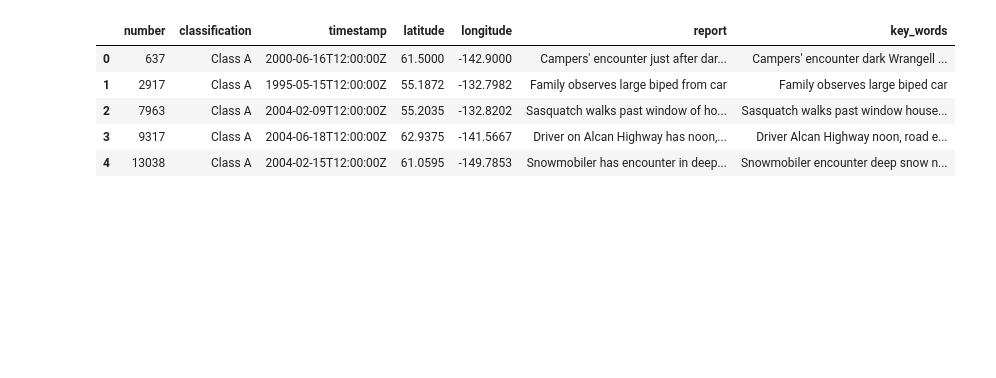
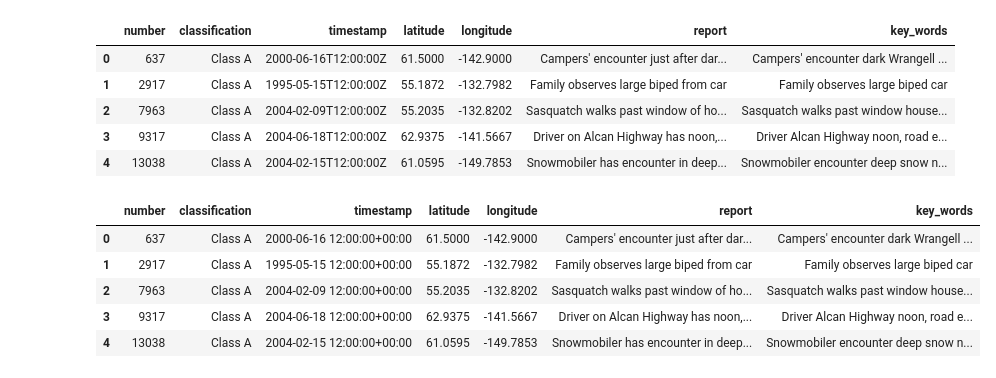
Before and after one commit to mmdemars/bigfoot_migration, a Jupyter notebook: scrubbing_sasquatch.ipynb, the cells around one changed output. Cells and saved outputs as stored; diff of their text form; code cells hidden in the pictures; blank space fills up the shorter version.

```diff
--- a/scrubbing_sasquatch.ipynb
+++ b/scrubbing_sasquatch.ipynb
@@ -112,6 +109,18 @@ bigfoot_df.head()
 | 2 | 7963 | Class A | 2004-02-09T12:00:00Z | 55.2035 | -132.8202 | Sasquatch walks past window of ho... | Sasquatch walks past window house... |
 | 3 | 9317 | Class A | 2004-06-18T12:00:00Z | 62.9375 | -141.5667 | Driver on Alcan Highway has noon,... | Driver Alcan Highway noon, road e... |
 | 4 | 13038 | Class A | 2004-02-15T12:00:00Z | 61.0595 | -149.7853 | Snowmobiler has encounter in deep... | Snowmobiler encounter deep snow n... |
+# %%
+import datetime
+
+bigfoot_df['timestamp'] = pd.to_datetime(bigfoot_df['timestamp'])
+bigfoot_df.head()
+# %% [output]
+|  | number | classification | timestamp | latitude | longitude | report | key_words |
+| 0 | 637 | Class A | 2000-06-16 12:00:00+00:00 | 61.5000 | -142.9000 | Campers' encounter just after dar... | Campers' encounter dark Wrangell ... |
+| 1 | 2917 | Class A | 1995-05-15 12:00:00+00:00 | 55.1872 | -132.7982 | Family observes large biped from car | Family observes large biped car |
+| 2 | 7963 | Class A | 2004-02-09 12:00:00+00:00 | 55.2035 | -132.8202 | Sasquatch walks past window of ho... | Sasquatch walks past window house... |
+| 3 | 9317 | Class A | 2004-06-18 12:00:00+00:00 | 62.9375 | -141.5667 | Driver on Alcan Highway has noon,... | Driver Alcan Highway noon, road e... |
+| 4 | 13038 | Class A | 2004-02-15 12:00:00+00:00 | 61.0595 | -149.7853 | Snowmobiler has encounter in deep... | Snowmobiler encounter deep snow n... |
 # %%
 #export shiny clean csv
 from pathlib import Path
```
Also changed, not shown: parts of 3 cells of this notebook, 5 other files.
